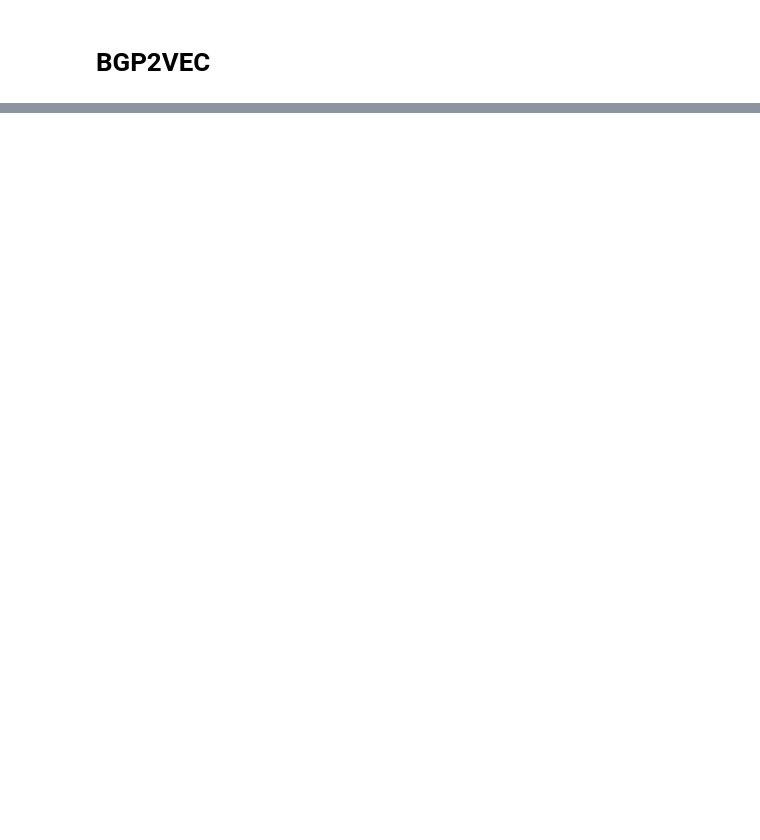
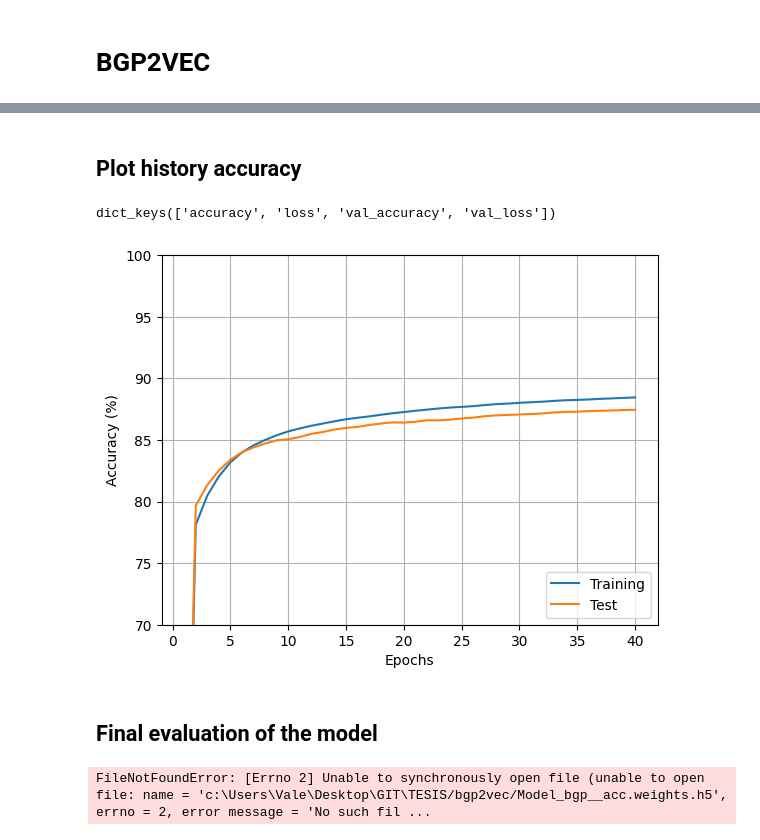
Before and after one commit to valesteban/TESIS, a Jupyter notebook: trainingMultiClass.ipynb, the cells around one changed output, grey strips where cells are left out. Drawn from its saved outputs; the diff is of its cells as text; code cells hidden in the pictures; blank space fills up the shorter version.

Commit message:
agrega BGP2vec modelo problema ToR

```diff
--- a/trainingMultiClass.ipynb
+++ b/trainingMultiClass.ipynb
@@ -237,0 +405,20 @@ print(f"[TOTAL ASN]: {total_ASNs}\n[EMBEDDINGS LEN]: {embedding_vecor_length}" )
+# %%
+# Use class_weight to deal with unbalanced dataset
+from sklearn.utils import class_weight
+
+# class_weights = class_weight.compute_class_weight('balanced', list(range(num_classes)), y_training)
+# print(class_weights)
+class_weights = None
+# %%
+# Fit model
+checkpointer_acc = ModelCheckpoint(monitor='val_acc', filepath= os.getcwd() + "/bgp2vec/" + MODEL_NAME + '_acc.weights.h5',
+                                    verbose=1,
+                                    save_best_only=True,
+                                    save_weights_only=True)
+
+checkpointer_loss = ModelCheckpoint(filepath= os.getcwd() + "/bgp2vec/" + MODEL_NAME + '_loss.weights.h5',
+                                    verbose=1,
+                                    save_best_only=True,
+                                    save_weights_only=True)
+
+callbacks = [checkpointer_loss,checkpointer_acc] #tensorboard
@@ -237,0 +527,46 @@ print(f"[TOTAL ASN]: {total_ASNs}\n[EMBEDDINGS LEN]: {embedding_vecor_length}" )
+# %% [markdown]
+## Plot history accuracy
+# %%
+import matplotlib.pyplot as plt
+import pickle
+%matplotlib inline
+
+def smooth(y, box_pts):
+    box = np.ones(box_pts)/box_pts
+    y_smooth = np.convolve(y, box, mode='same')
+    return y_smooth
+
+
+with open(os.getcwd() + "/bgp2vec/results_" + MODEL_NAME +  "_accuracy.pkl", 'wb') as output:
+    pickle.dump(history.history, output, pickle.HIGHEST_PROTOCOL)
+    if experiment is not None:
+        experiment.log_asset(os.getcwd() + "/bgp2vec/results_" + MODEL_NAME +  "_accuracy.pkl")
+
+# list all data in history
+print(history.history.keys())
+x = np.asarray(range(1,epochs + 1))
+# summarize history for accuracy
+plt.figure()
+plt.plot(x, smooth([y*100 for y in history.history['accuracy']],2))
+# plt.plot(x, [y*100 for y in history_history['val_acc']])
+plt.plot(x, smooth([y*100 for y in history.history['val_accuracy']],2))
+plt.ylabel('Accuracy (%)')
+plt.xlabel('Epochs')
+plt.ylim(70,100) ###########################
+plt.legend(['Training', 'Test'], loc='lower right')
+plt.grid()
+plt.savefig(os.getcwd() + "/bgp2vec/results_" + MODEL_NAME +  " accuracy history", bbox_inches='tight')
+if experiment is not None:
+    experiment.log_image(os.getcwd() + "/bgp2vec/results_" + MODEL_NAME + " accuracy history.png")
+plt.show()
+# %% [output]
+dict_keys(['accuracy', 'loss', 'val_accuracy', 'val_loss'])
+[figure, added]
+# %% [markdown]
+## Final evaluation of the model
+# %%
+# Evaluate accuracy over the test set
+# model.load_weights(MODELS_PATH + MODEL_NAME + '_acc.hdf5')
+model.load_weights(os.getcwd() + "/bgp2vec/" + MODEL_NAME + '_acc.weights.h5')
+# %% [output]
+FileNotFoundError: [Errno 2] Unable to synchronously open file (unable to open file: name = 'c:\Users\Vale\Desktop\GIT\TESIS/bgp2vec/Model_bgp__acc.weights.h5', errno = 2, error message = 'No such fil ...
```
Also changed, not shown: parts of 36 cells of this notebook.
